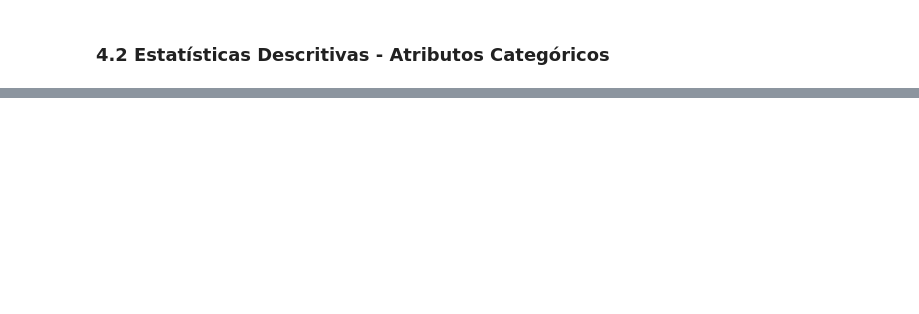
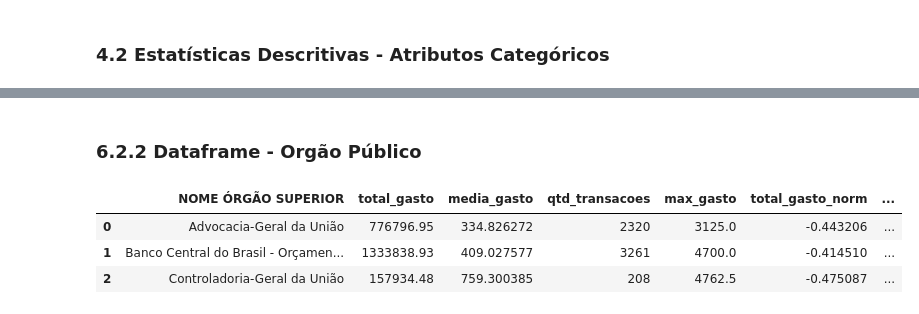
Before and after one commit to bituruna/cpgf-anomaly-detection-md, a Jupyter notebook: src/01_pre_processamento.ipynb, the cells around one changed output, grey strips where cells are left out. Cells and saved outputs as stored; diff of their text form; code cells hidden in the pictures; blank space fills up the shorter version.

```diff
--- a/src/01_pre_processamento.ipynb
+++ b/src/01_pre_processamento.ipynb
@@ -514,0 +446,13 @@ memory usage: 50.3 MB
+# %%
+df_orgao = (
+    df.groupby('NOME ÓRGÃO SUPERIOR')
+      .agg(
+          total_gasto=('VALOR TRANSAÇÃO', 'sum'),
+          media_gasto=('VALOR TRANSAÇÃO', 'mean'),
+          qtd_transacoes=('VALOR TRANSAÇÃO', 'count'),
+          max_gasto=('VALOR TRANSAÇÃO', 'max')
+      )
+      .reset_index()
+)
+
+df_orgao.head(4)
@@ -515 +517,23 @@ memory usage: 50.3 MB
+# %% [markdown]
+### 6.2.2 Dataframe - Orgão Público
+# %%
+features = ['total_gasto', 'media_gasto', 'qtd_transacoes', 'max_gasto']
+
+scaler = StandardScaler()
+X_scaled = scaler.fit_transform(df_orgao[features])
+
+df_norm = pd.DataFrame(
+    X_scaled,
+    columns=[f'{c}_norm' for c in features],
+    index=df_orgao.index
+)
+
+df_orgao = pd.concat([df_orgao, df_norm], axis=1)
+
+df_orgao.head(3)
+# %% [output]
+|  | NOME ÓRGÃO SUPERIOR | total_gasto | media_gasto | qtd_transacoes | max_gasto | total_gasto_norm | ... |
+| 0 | Advocacia-Geral da União | 776796.95 | 334.826272 | 2320 | 3125.0 | -0.443206 | ... |
+| 1 | Banco Central do Brasil - Orçamen... | 1333838.93 | 409.027577 | 3261 | 4700.0 | -0.414510 | ... |
+| 2 | Controladoria-Geral da União | 157934.48 | 759.300385 | 208 | 4762.5 | -0.475087 | ... |
 # %%
```
Also changed, not shown: parts of 51 cells of this notebook.
